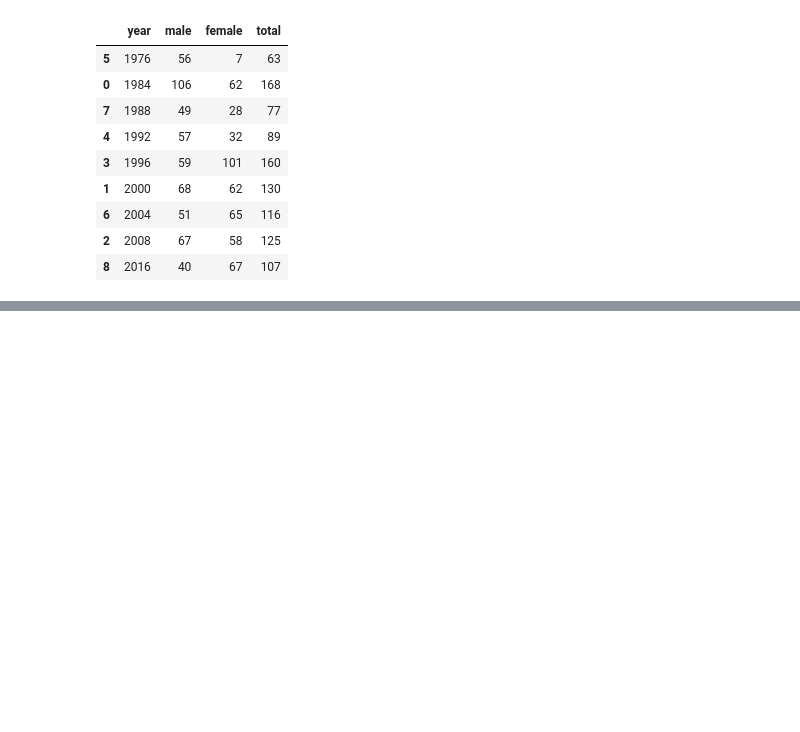
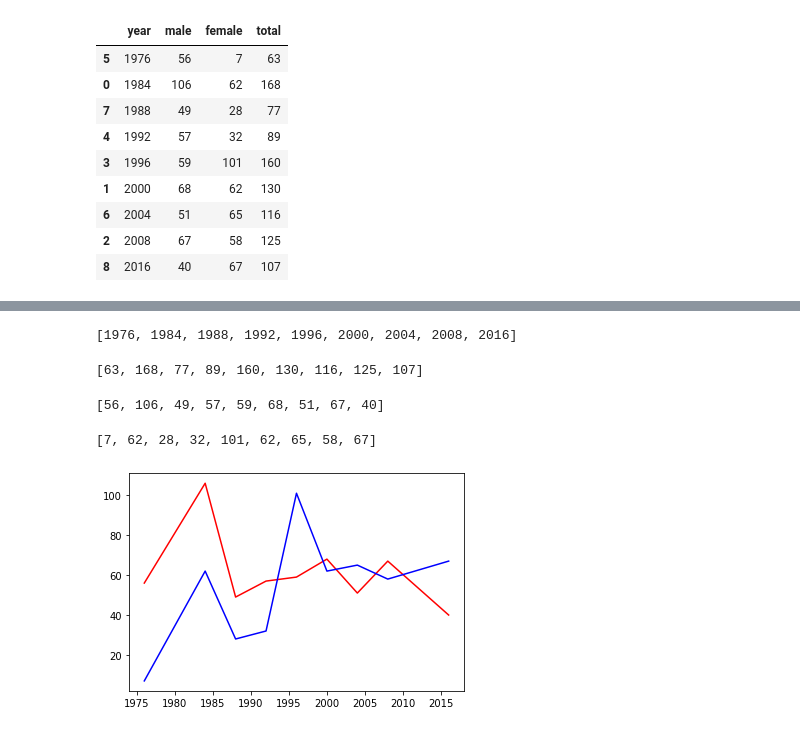
Before and after one commit to tnatoli29/Project-2, a Jupyter notebook: athletes.ipynb, the cells around one changed output, grey strips where cells are left out. Drawn from its saved outputs; the diff is of its cells as text; code cells hidden in the pictures; blank space fills up the shorter version.

```diff
--- a/athletes.ipynb
+++ b/athletes.ipynb
@@ -141,0 +129,20 @@ Name: year, dtype: int64
+# %%
+year_list = gender_by_year['year'].tolist()
+year_list
+# %% [output]
+[1976, 1984, 1988, 1992, 1996, 2000, 2004, 2008, 2016]
+# %%
+total_list = gender_by_year['total'].tolist()
+total_list
+# %% [output]
+[63, 168, 77, 89, 160, 130, 116, 125, 107]
+# %%
+male_list = gender_by_year['male'].tolist()
+male_list
+# %% [output]
+[56, 106, 49, 57, 59, 68, 51, 67, 40]
+# %%
+female_list = gender_by_year['female'].tolist()
+female_list
+# %% [output]
+[7, 62, 28, 32, 101, 62, 65, 58, 67]
@@ -141,0 +152,6 @@ Name: year, dtype: int64
+# %%
+# Plot the charts and apply some styling
+male, = plt.plot(year_list, male_list, color="red", label="Male Athletes")
+female, = plt.plot(year_list, female_list, color="blue", label="Female Athletes")
+# %% [output]
+[figure, added]
```
Also changed, not shown: parts of 4 cells of this notebook.
